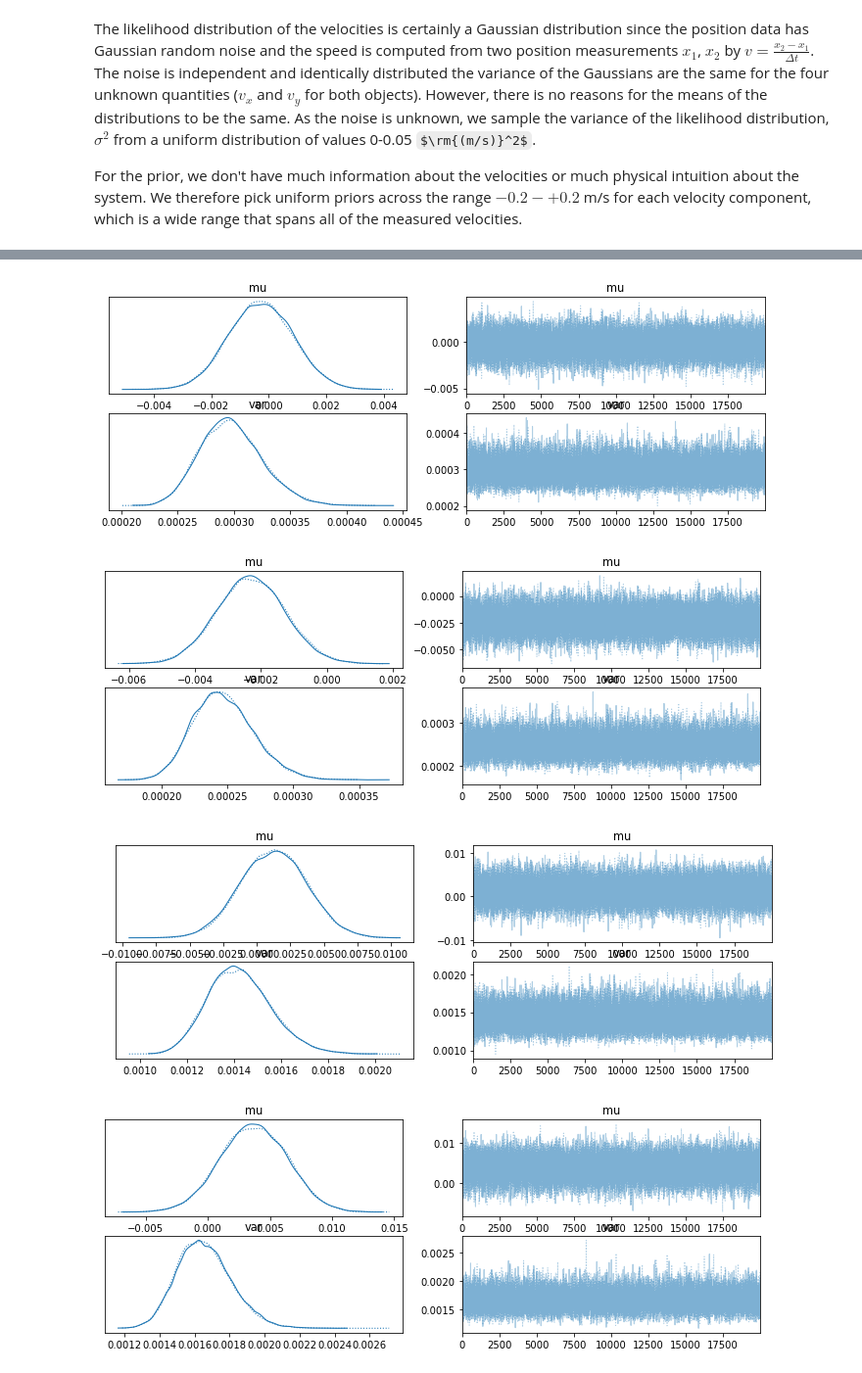
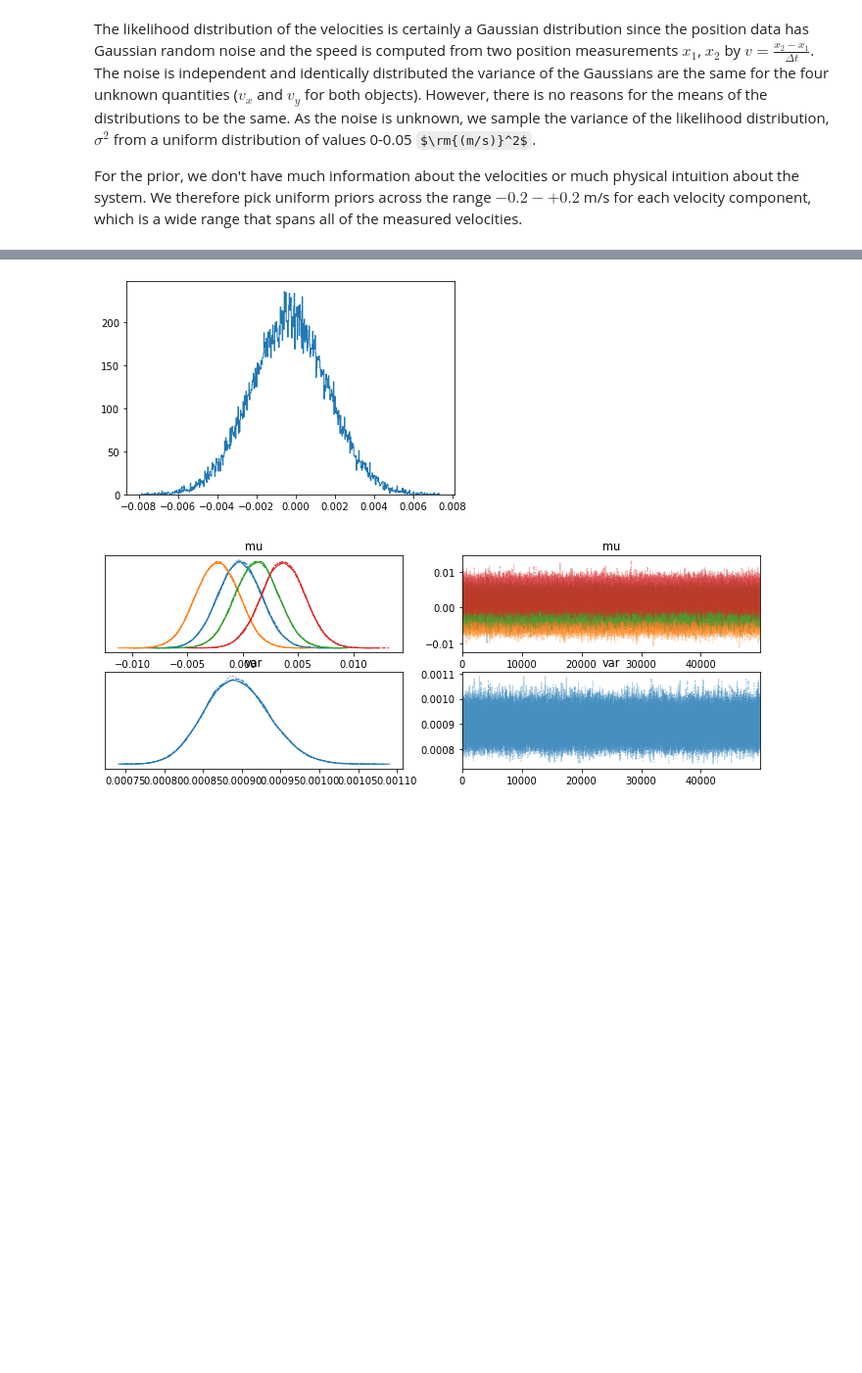
Before and after one commit to christianhbye/python_ay_250_hw, a Jupyter notebook: hw8/hw8.ipynb, the cells around one changed output, grey strips where cells are left out. Shown: that part at 98% size. Drawn from its saved outputs; the diff is of its cells as text; code cells hidden in the pictures; some formulas as TeX source; blank space fills up the shorter version.

Commit message:
sample posterior velocities

```diff
--- a/hw8/hw8.ipynb
+++ b/hw8/hw8.ipynb
@@ -65,17 +67,33 @@ V_HI = .2
 
 
 with pm.Model() as model:
-    mu = pm.Uniform('mu', V_LO, V_HI)  # prior
+    mu = pm.Uniform('mu', V_LO, V_HI, shape=4)  # prior, one for each velocity
     var = pm.Uniform("var", 0, 0.05)
-    data = pm.Data('data', v_data[0])
-    X = pm.Normal('X', mu=mu, sigma=np.sqrt(var), observed=data)
 
-traces = []
-for v_obs in v_data:
-    with model:
-        # Switch out the observed dataset
-        pm.set_data({'data': v_obs})
-        step = pm.NUTS()
-        trace = pm.sample(20000, step=[step], cores=2, return_inferencedata=False)
-        traces.append(trace)
+    vrx = pm.Data('vrx', v_data[0])
+    X_vrx = pm.Normal('X_vrx', mu=mu[0], sigma=np.sqrt(var), observed=vrx)
+
+    vry = pm.Data('vry', v_data[1])
+    X_vry = pm.Normal('X_vry', mu=mu[1], sigma=np.sqrt(var), observed=vry)
+
+    vbx = pm.Data('vbx', v_data[2])
+    X_vbx = pm.Normal('X_vbx', mu=mu[2], sigma=np.sqrt(var), observed=vbx)
+
+    vby = pm.Data('vby', v_data[3])
+    X_vby = pm.Normal('X_vby', mu=mu[3], sigma=np.sqrt(var), observed=vby)
+
+
+with model:
+    step = pm.NUTS()
+    #step = pm.Metropolis()
+    trace = pm.sample(50000, step=[step], cores=4, return_inferencedata=False)
+
+# traces = []
+# for v_obs in v_data:
+#     with model:
+#         # Switch out the observed dataset
+#         pm.set_data({'data': v_obs})
+#         step = pm.NUTS()
+#         trace = pm.sample(20000, step=[step], cores=2, return_inferencedata=False)
+#         traces.append(trace)
 # %% [output]
@@ -98,10 +104,10 @@ Sampling 2 chains for 1_000 tune and 20_000 draw iterations (2_000 + 40_000 draw
+# %%
+_ = plt.hist(trace.mu[1000:, 0][::5], bins=600, histtype="step")
+# %% [output]
+[figure, added]
 # %%
 import arviz as az
 with model:
-    for trace in traces:
-        _ = az.plot_trace(trace)
+    _ = az.plot_trace(trace)
 # %% [output]
-[figure, old version]
+[figure, new version]
-[figure, removed]
-[figure, removed]
-[figure, removed]
```
Also changed, not shown: parts of 5 cells of this notebook.
